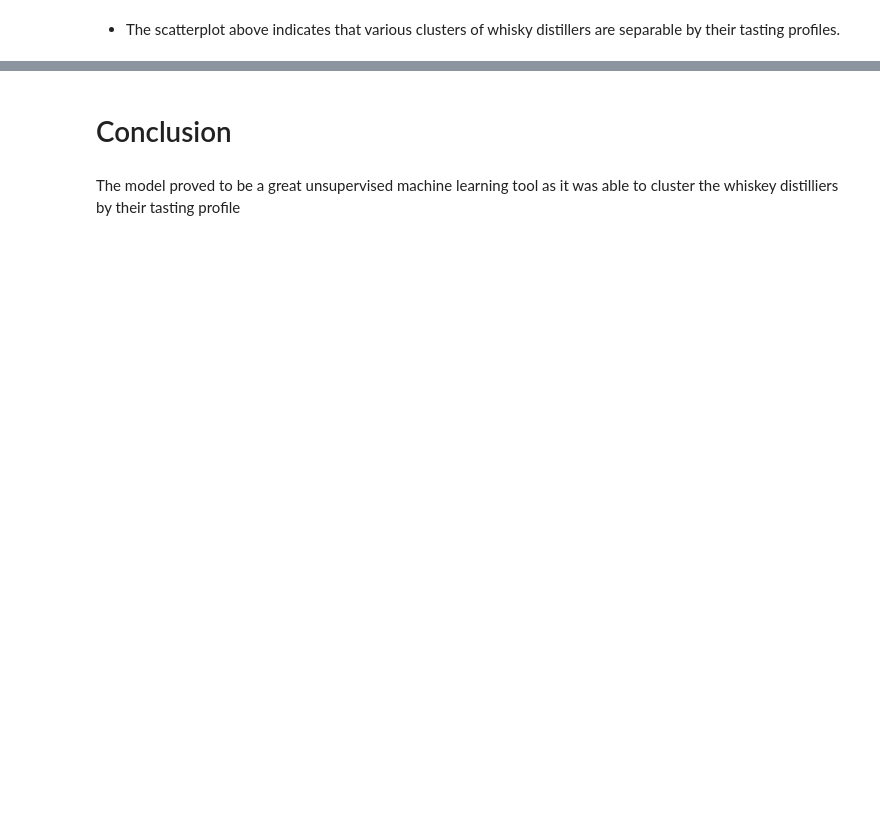
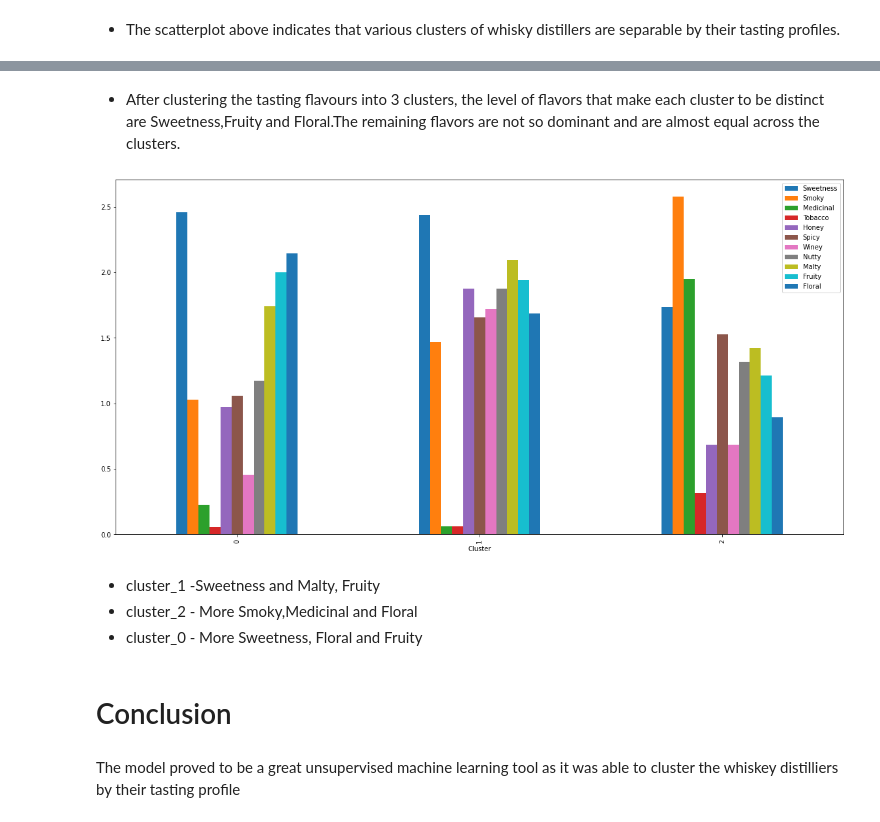
Before and after one commit to jbmasemza/clustering_whisky_distilleries, a Jupyter notebook: clustering_whiskey_distilleries.ipynb, the cells around one changed output, grey strips where cells are left out. Saved outputs shown, nothing was run; the diff lists cells and outputs as text; code cells hidden in the pictures; blank space fills up the shorter version.

```diff
--- a/clustering_whiskey_distilleries.ipynb
+++ b/clustering_whiskey_distilleries.ipynb
@@ -155,3 +179,23 @@ plt.show()
+# %% [markdown]
+- After clustering the tasting flavours into 3 clusters, the level of flavors that make each cluster to be distinct are Sweetness,Fruity and Floral.The remaining flavors are not so dominant and are almost equal across the clusters.
+# %%
+cluster = pd.DataFrame(y_preds,columns = ['Cluster'])
+df_cluster = pd.concat([df,cluster],axis = 1)
+
+df_clusters = pd.concat([df,cluster],axis = 1)
+df_clusters = df_clusters.dropna()
+
+df_clusters = pd.concat([df,cluster],axis = 1)
+df_clusters = df_clusters.dropna()
+
+features_grouped_by_clusters = df_clusters.groupby('Cluster').mean()
+features_grouped_by_clusters.plot.bar(figsize=(20,10));
+# %% [output]
+[figure, added]
+# %% [markdown]
+- cluster_1 -Sweetness and Malty, Fruity
+- cluster_2 - More Smoky,Medicinal and Floral
+- cluster_0 - More Sweetness, Floral and Fruity
 # %% [markdown]
 # Conclusion
 # %% [markdown]
```
Also changed, not shown: parts of 5 cells of this notebook.
